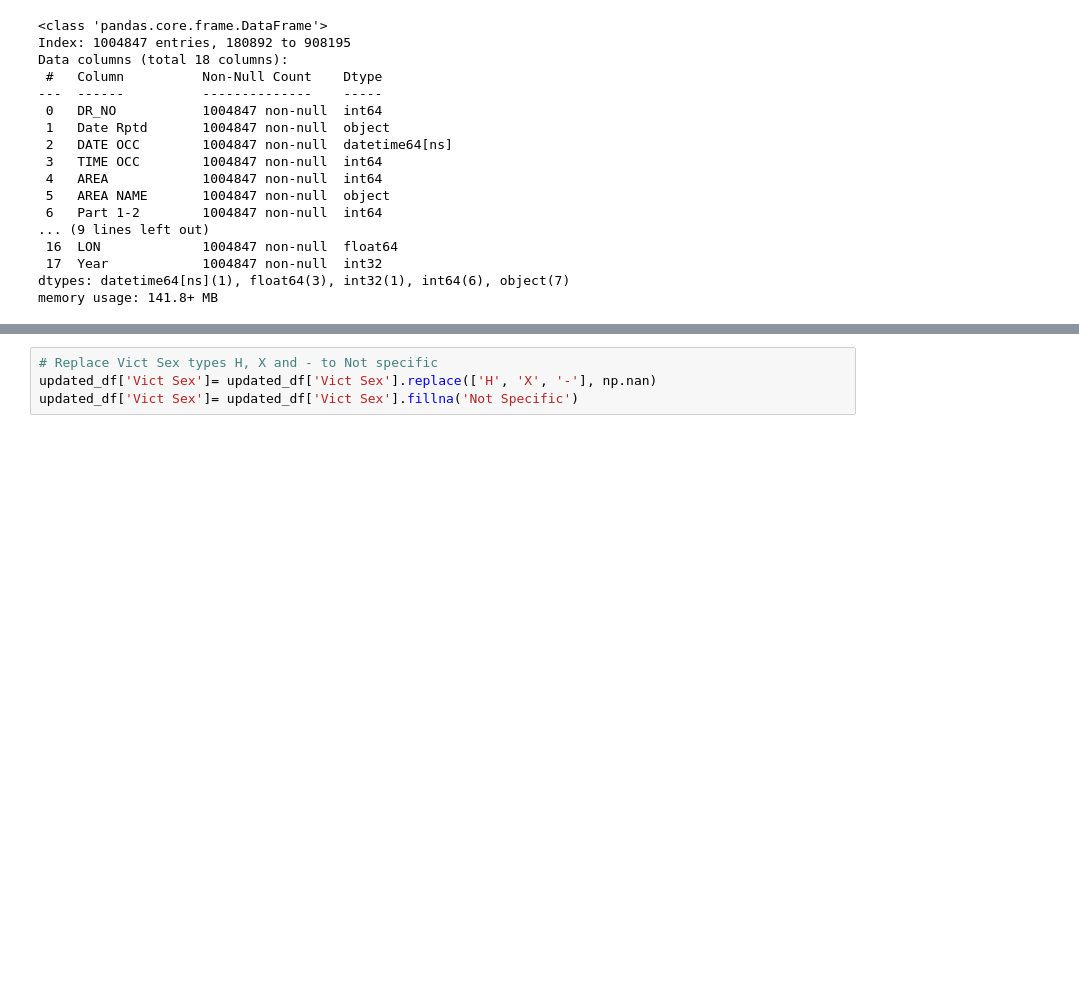
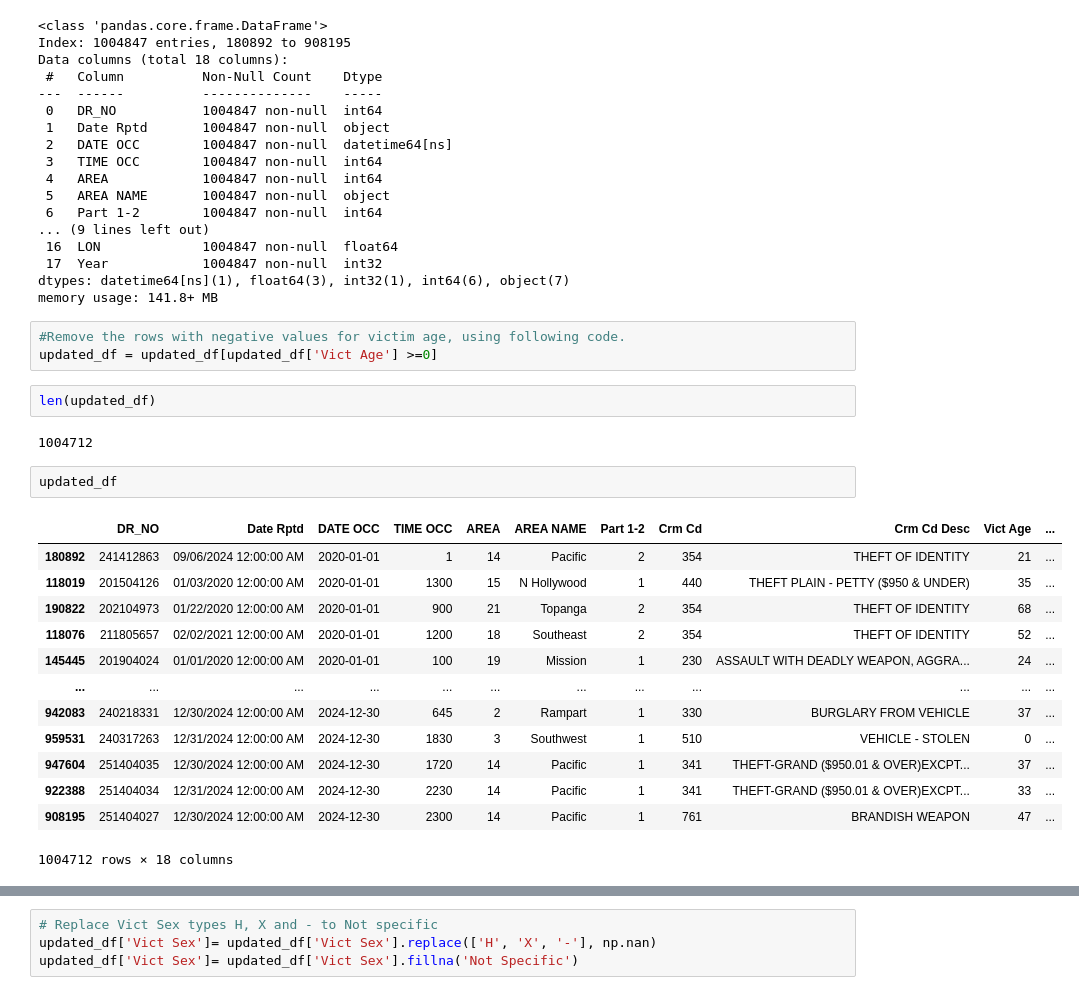
Before and after one commit to ChunKuiLau/Project-1, a Jupyter notebook: EDA mini project.ipynb, the cells around one changed output, grey strips where cells are left out. Cells and saved outputs as stored; diff of their text form; blank space fills up the shorter version.

```diff
--- a/EDA mini project.ipynb
+++ b/EDA mini project.ipynb
@@ -178,3 +138,26 @@ Data columns (total 18 columns):
  17  Year            1004847 non-null  int32
 dtypes: datetime64[ns](1), float64(3), int32(1), int64(6), object(7)
 memory usage: 141.8+ MB
+# %%
+#Remove the rows with negative values for victim age, using following code.
+updated_df = updated_df[updated_df['Vict Age'] >=0]
+# %%
+len(updated_df)
+# %% [output]
+1004712
+# %%
+updated_df
+# %% [output]
+|  | DR_NO | Date Rptd | DATE OCC | TIME OCC | AREA | AREA NAME | Part 1-2 | Crm Cd | Crm Cd Desc | Vict Age | ... |
+| 180892 | 241412863 | 09/06/2024 12:00:00 AM | 2020-01-01 | 1 | 14 | Pacific | 2 | 354 | THEFT OF IDENTITY | 21 | ... |
+| 118019 | 201504126 | 01/03/2020 12:00:00 AM | 2020-01-01 | 1300 | 15 | N Hollywood | 1 | 440 | THEFT PLAIN - PETTY ($950 & UNDER) | 35 | ... |
+| 190822 | 202104973 | 01/22/2020 12:00:00 AM | 2020-01-01 | 900 | 21 | Topanga | 2 | 354 | THEFT OF IDENTITY | 68 | ... |
+| 118076 | 211805657 | 02/02/2021 12:00:00 AM | 2020-01-01 | 1200 | 18 | Southeast | 2 | 354 | THEFT OF IDENTITY | 52 | ... |
+| 145445 | 201904024 | 01/01/2020 12:00:00 AM | 2020-01-01 | 100 | 19 | Mission | 1 | 230 | ASSAULT WITH DEADLY WEAPON, AGGRA... | 24 | ... |
+| ... | ... | ... | ... | ... | ... | ... | ... | ... | ... | ... | ... |
+| 942083 | 240218331 | 12/30/2024 12:00:00 AM | 2024-12-30 | 645 | 2 | Rampart | 1 | 330 | BURGLARY FROM VEHICLE | 37 | ... |
+| 959531 | 240317263 | 12/31/2024 12:00:00 AM | 2024-12-30 | 1830 | 3 | Southwest | 1 | 510 | VEHICLE - STOLEN | 0 | ... |
+| 947604 | 251404035 | 12/30/2024 12:00:00 AM | 2024-12-30 | 1720 | 14 | Pacific | 1 | 341 | THEFT-GRAND ($950.01 & OVER)EXCPT... | 37 | ... |
+| 922388 | 251404034 | 12/31/2024 12:00:00 AM | 2024-12-30 | 2230 | 14 | Pacific | 1 | 341 | THEFT-GRAND ($950.01 & OVER)EXCPT... | 33 | ... |
+| 908195 | 251404027 | 12/30/2024 12:00:00 AM | 2024-12-30 | 2300 | 14 | Pacific | 1 | 761 | BRANDISH WEAPON | 47 | ... |
+1004712 rows × 18 columns
```
Also changed, not shown: parts of 14 cells of this notebook, 2 other files.
